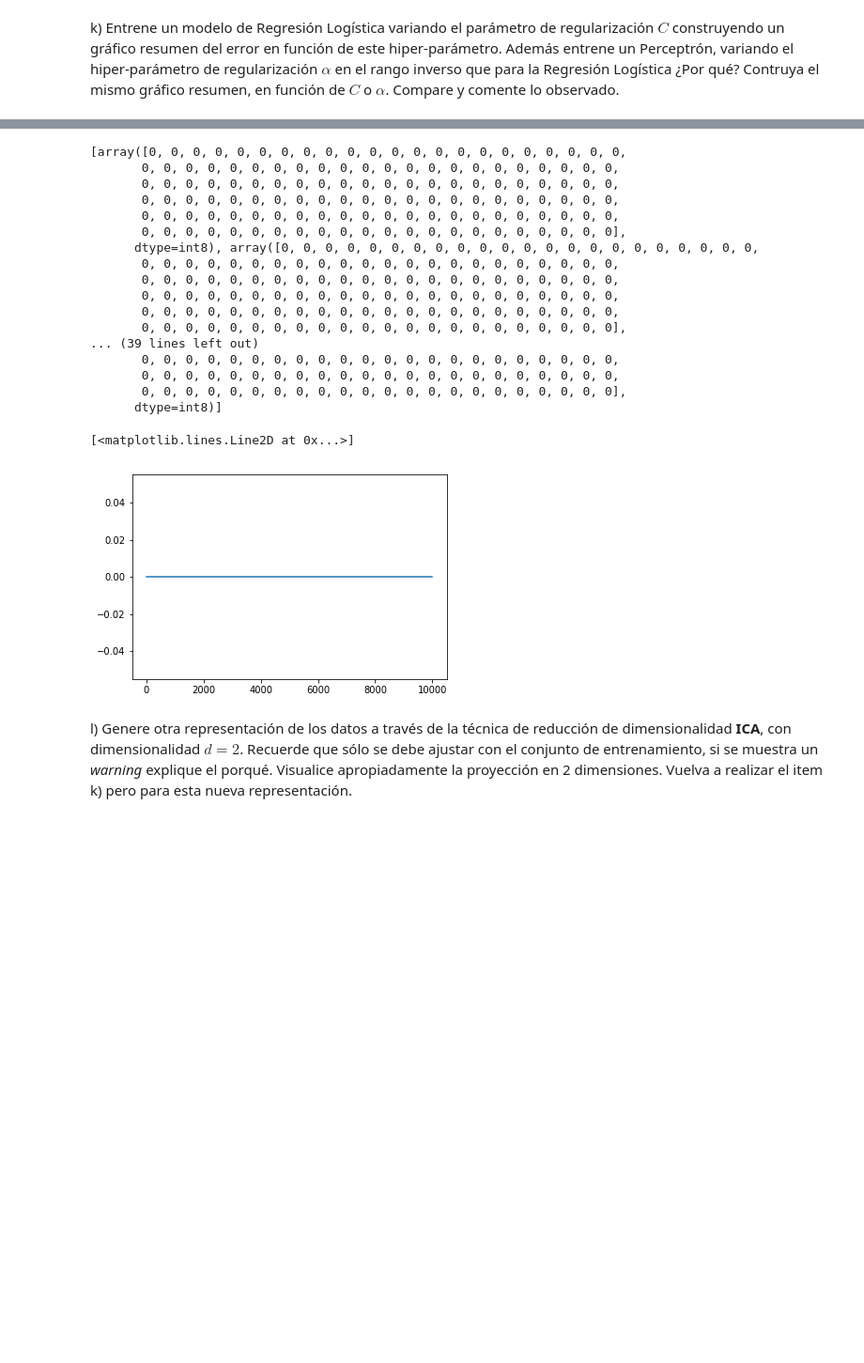
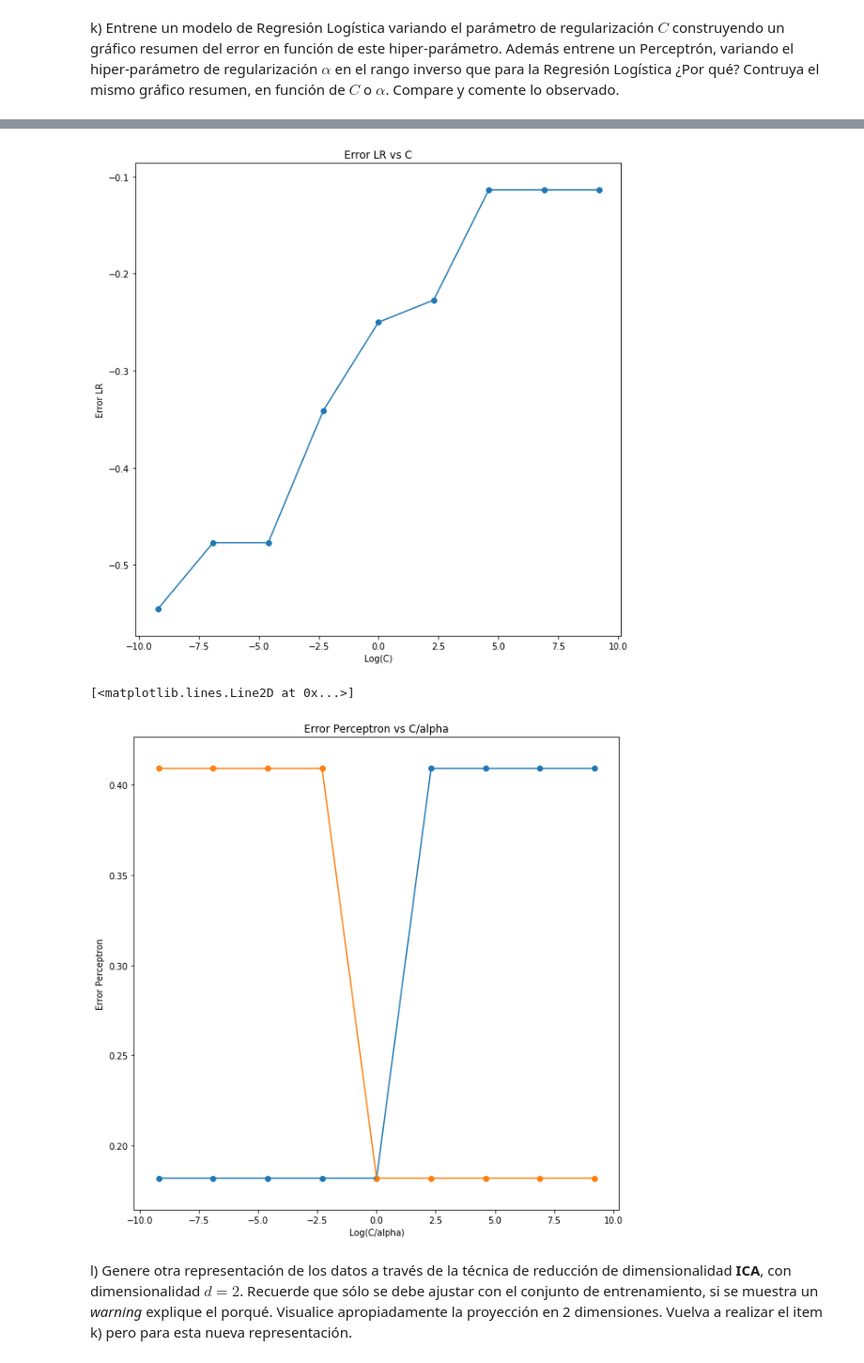
Before and after one commit to JaimeZamoranoUSM/MachineLearning, a Jupyter notebook: Tarea_1-Tapia-Zamorano.ipynb, the cells around one changed output, grey strips where cells are left out. Shown at 94% size. Cells and saved outputs as stored; diff of their text form; code cells hidden in the pictures; blank space fills up the shorter version.

```diff
--- a/Tarea_1-Tapia-Zamorano.ipynb
+++ b/Tarea_1-Tapia-Zamorano.ipynb
@@ -591,8 +595,8 @@ from sklearn.linear_model import Perceptron,LogisticRegression
 errores_LR = []
 for i in Cs:
     model_LR = LogisticRegression(penalty='l2', C=i,max_iter=200)
-    model_LR.fit(X_train, y_train)
-    error_LR = y_train - model_LR.predict(X_train)
+    model_LR.fit(X_pca_train, y_train)
+    error_LR = y_test - model_LR.predict(X_pca_test)
     errores_LR.append(error_LR)
 # %%
 errores_Per = []
@@ -609,29 +608,27 @@ ValueError: Unknown label type: (array([41.5, 41.6, 42.4, 42.5, 42.8, 42.9, 43.
-# %%
-print(errores_LR)
-#print(errores_Per)
-vector_per = []
-for i in errores_LR:
-    vector_per.append(np.mean(i))
-plt.plot(alphas, vector_per)
-# %% [output]
-[array([0, 0, 0, 0, 0, 0, 0, 0, 0, 0, 0, 0, 0, 0, 0, 0, 0, 0, 0, 0, 0, 0,
-       0, 0, 0, 0, 0, 0, 0, 0, 0, 0, 0, 0, 0, 0, 0, 0, 0, 0, 0, 0, 0, 0,
-       0, 0, 0, 0, 0, 0, 0, 0, 0, 0, 0, 0, 0, 0, 0, 0, 0, 0, 0, 0, 0, 0,
-       0, 0, 0, 0, 0, 0, 0, 0, 0, 0, 0, 0, 0, 0, 0, 0, 0, 0, 0, 0, 0, 0,
-       0, 0, 0, 0, 0, 0, 0, 0, 0, 0, 0, 0, 0, 0, 0, 0, 0, 0, 0, 0, 0, 0,
-       0, 0, 0, 0, 0, 0, 0, 0, 0, 0, 0, 0, 0, 0, 0, 0, 0, 0, 0, 0, 0, 0],
-      dtype=int8), array([0, 0, 0, 0, 0, 0, 0, 0, 0, 0, 0, 0, 0, 0, 0, 0, 0, 0, 0, 0, 0, 0,
-       0, 0, 0, 0, 0, 0, 0, 0, 0, 0, 0, 0, 0, 0, 0, 0, 0, 0, 0, 0, 0, 0,
-       0, 0, 0, 0, 0, 0, 0, 0, 0, 0, 0, 0, 0, 0, 0, 0, 0, 0, 0, 0, 0, 0,
-       0, 0, 0, 0, 0, 0, 0, 0, 0, 0, 0, 0, 0, 0, 0, 0, 0, 0, 0, 0, 0, 0,
-       0, 0, 0, 0, 0, 0, 0, 0, 0, 0, 0, 0, 0, 0, 0, 0, 0, 0, 0, 0, 0, 0,
-       0, 0, 0, 0, 0, 0, 0, 0, 0, 0, 0, 0, 0, 0, 0, 0, 0, 0, 0, 0, 0, 0],
-... (39 lines left out)
-       0, 0, 0, 0, 0, 0, 0, 0, 0, 0, 0, 0, 0, 0, 0, 0, 0, 0, 0, 0, 0, 0,
-       0, 0, 0, 0, 0, 0, 0, 0, 0, 0, 0, 0, 0, 0, 0, 0, 0, 0, 0, 0, 0, 0,
-       0, 0, 0, 0, 0, 0, 0, 0, 0, 0, 0, 0, 0, 0, 0, 0, 0, 0, 0, 0, 0, 0],
-      dtype=int8)]
-[<matplotlib.lines.Line2D at 0x...>]
-[figure, removed]
+# %%
+vector_LR = []
+for i in errores_LR:
+    vector_LR.append(np.mean(i))
+plt.title('Error LR vs C')
+plt.xlabel('Log(C)')
+plt.ylabel('Error LR')
+plt.scatter([i for i in np.log(Cs)], vector_LR)
+plt.plot([i for i in np.log(Cs)], vector_LR)
+plt.show()
+
+vector_per = []
+for i in errores_Per:
+    vector_per.append(np.mean(i))
+plt.title('Error Perceptron vs C/alpha')
+plt.xlabel('Log(C/alpha)')
+plt.ylabel('Error Perceptron')
+plt.scatter([i for i in np.log(Cs)], vector_per)
+plt.plot([i for i in np.log(Cs)], vector_per)
+plt.scatter([i for i in np.log(alphas)], vector_per)
+plt.plot([i for i in np.log(alphas)], vector_per)
+# %% [output]
+[figure, added]
+[<matplotlib.lines.Line2D at 0x...>]
+[figure, added]
 # %% [markdown]
 l) Genere otra representación de los datos a través de la técnica de reducción de dimensionalidad **ICA**, con dimensionalidad $d = 2$. Recuerde que sólo se debe ajustar con el conjunto de entrenamiento, si se muestra un *warning* explique el porqué. Visualice apropiadamente la proyección en 2 dimensiones. Vuelva a realizar el item k) pero para esta nueva representación.
```
Also changed, not shown: parts of 25 cells of this notebook.
